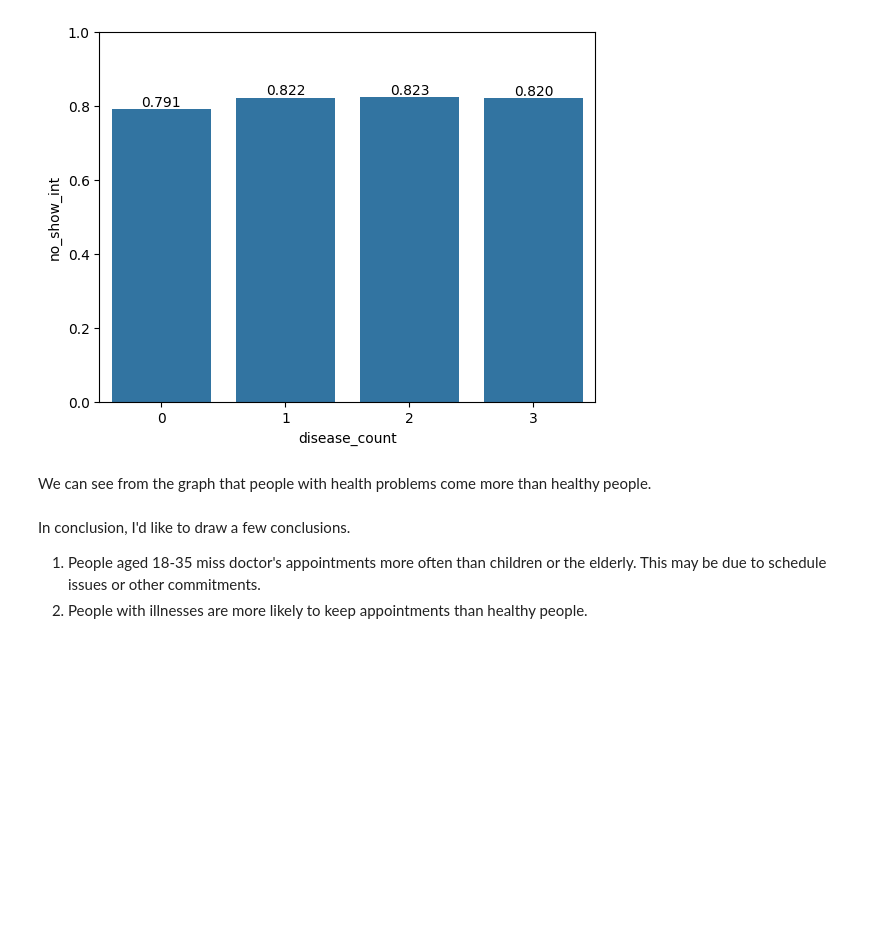
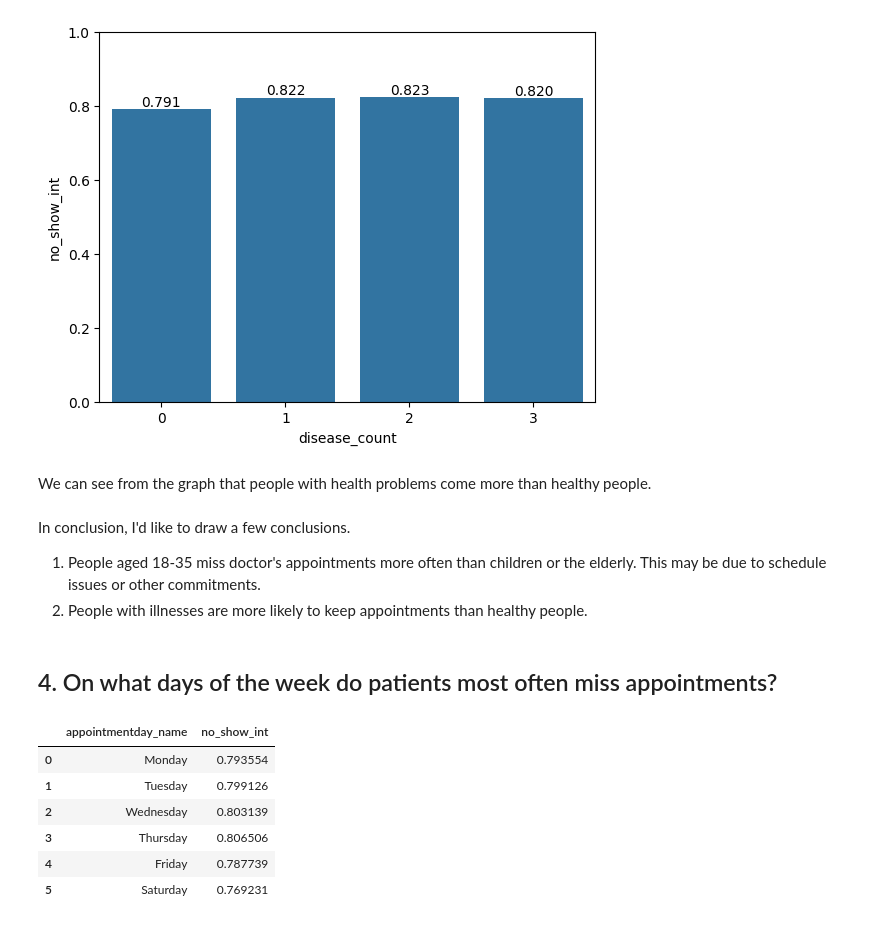
Before and after one commit to m4rkellkka/clinic-retention-analysis, a Jupyter notebook: main_analysis.ipynb, the cells around one changed output. Drawn from its saved outputs; the diff is of its cells as text; code cells hidden in the pictures; blank space fills up the shorter version.

```diff
--- a/main_analysis.ipynb
+++ b/main_analysis.ipynb
@@ -388,3 +388,22 @@ We can see from the graph that people with health problems come more than health
 In conclusion, I'd like to draw a few conclusions.
 1. People aged 18-35 miss doctor's appointments more often than children or the elderly. This may be due to schedule issues or other commitments.
 2. People with illnesses are more likely to keep appointments than healthy people.
+# %% [markdown]
+## 4. On what days of the week do patients most often miss appointments?
+# %%
+df['appointmentday_name'] = df['appointmentday'].dt.day_name()
+
+days_order = ['Monday', 'Tuesday', 'Wednesday', 'Thursday', 'Friday', 'Saturday']
+df['appointmentday_name'] = pd.Categorical(df['appointmentday_name'], categories=days_order, ordered=True)
+
+day_analysis = df.groupby('appointmentday_name')['no_show_int'].mean().reset_index()
+
+display(day_analysis)
+# %% [output]
+|  | appointmentday_name | no_show_int |
+| 0 | Monday | 0.793554 |
+| 1 | Tuesday | 0.799126 |
+| 2 | Wednesday | 0.803139 |
+| 3 | Thursday | 0.806506 |
+| 4 | Friday | 0.787739 |
+| 5 | Saturday | 0.769231 |
```
Also changed, not shown: parts of 2 cells of this notebook.
